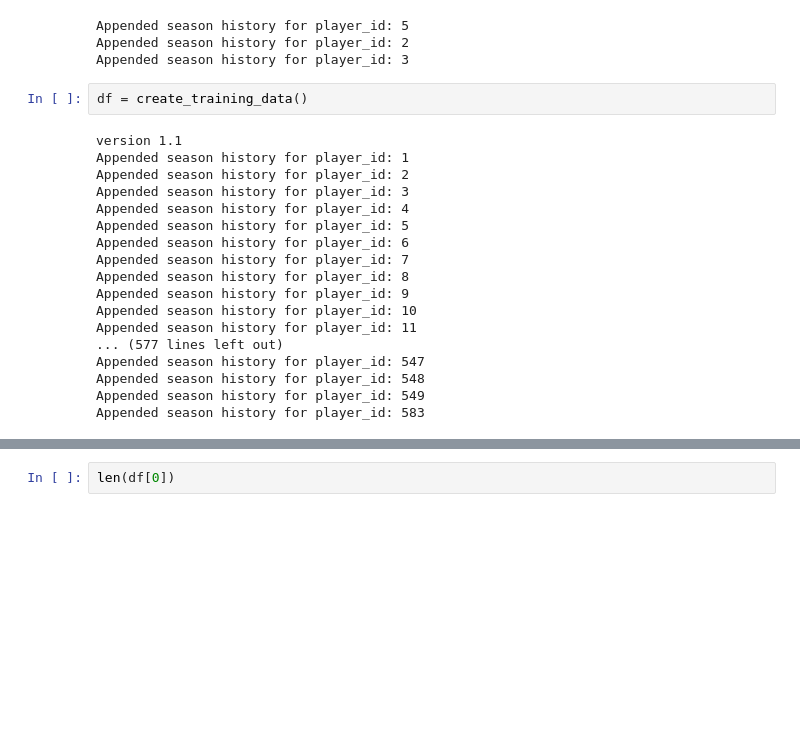
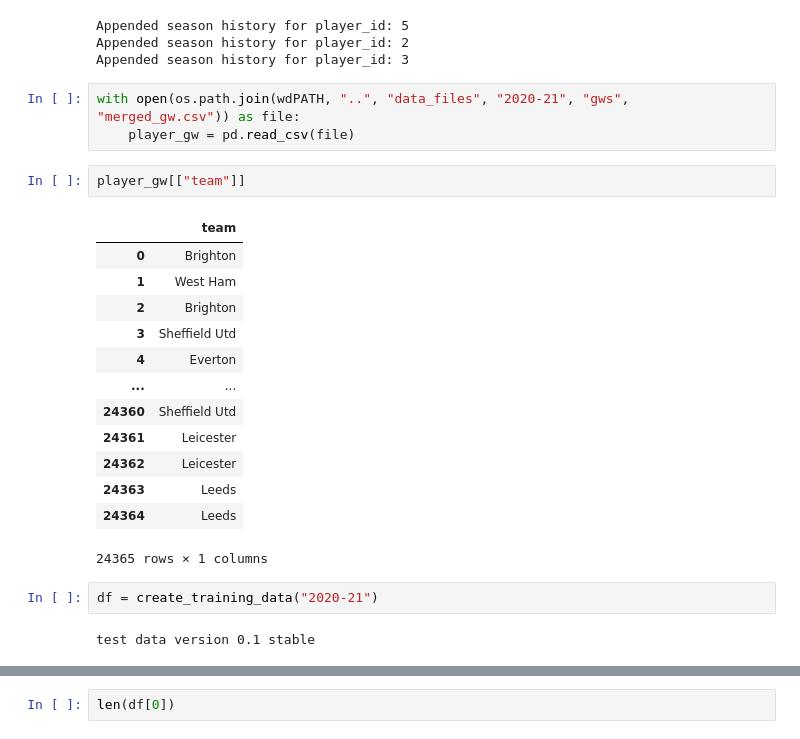
Before and after one commit to magnustorvund/fantasyAI, a Jupyter notebook: notebooks/for_loop_testing.ipynb, the cells around one changed output, grey strips where cells are left out. Cells and saved outputs as stored; diff of their text form; blank space fills up the shorter version.

```diff
--- a/notebooks/for_loop_testing.ipynb
+++ b/notebooks/for_loop_testing.ipynb
@@ -16,23 +38,26 @@ seasons = get_season_history(player_id=player_ids)
 Appended season history for player_id: 5
 Appended season history for player_id: 2
 Appended season history for player_id: 3
+# %%
+with open(os.path.join(wdPATH, "..", "data_files", "2020-21", "gws", "merged_gw.csv")) as file:
+    player_gw = pd.read_csv(file)
+# %%
+player_gw[["team"]]
+# %% [output]
+|  | team |
+| 0 | Brighton |
+| 1 | West Ham |
+| 2 | Brighton |
+| 3 | Sheffield Utd |
+| 4 | Everton |
+| ... | ... |
+| 24360 | Sheffield Utd |
+| 24361 | Leicester |
+| 24362 | Leicester |
+| 24363 | Leeds |
+| 24364 | Leeds |
+24365 rows × 1 columns
 # %%
-df = create_training_data()
+df = create_training_data("2020-21")
 # %% [output]
-version 1.1
-Appended season history for player_id: 1
-Appended season history for player_id: 2
-Appended season history for player_id: 3
-Appended season history for player_id: 4
-Appended season history for player_id: 5
-Appended season history for player_id: 6
-Appended season history for player_id: 7
-Appended season history for player_id: 8
-Appended season history for player_id: 9
-Appended season history for player_id: 10
-Appended season history for player_id: 11
-... (577 lines left out)
-Appended season history for player_id: 547
-Appended season history for player_id: 548
-Appended season history for player_id: 549
-Appended season history for player_id: 583
+test data version 0.1 stable
```
Also changed, not shown: parts of 8 cells of this notebook, 2 other files.
